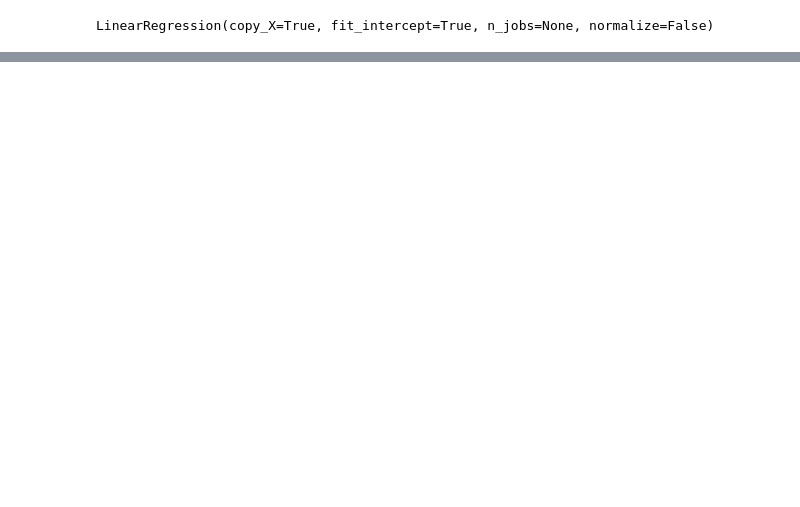
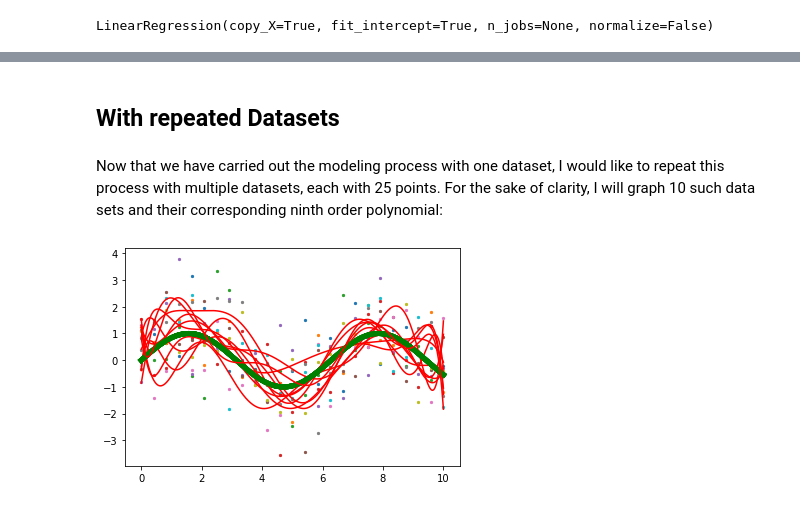
Before and after one commit to chenson2018/Statistics-Intuition, a Jupyter notebook: Bias-Variance Tradeoff/Bias Variance.ipynb, the cells around one changed output, grey strips where cells are left out. Drawn from its saved outputs; the diff is of its cells as text; code cells hidden in the pictures; blank space fills up the shorter version.

```diff
--- a/Bias-Variance Tradeoff/Bias Variance.ipynb
+++ b/Bias-Variance Tradeoff/Bias Variance.ipynb
@@ -52,0 +78,35 @@ plt.show()
+# %% [markdown]
+## With repeated Datasets
+# %% [markdown]
+Now that we have carried out the modeling process with one dataset, I would like to repeat this process with multiple datasets, each with 25 points. For the sake of clarity, I will graph 10 such data sets and their corresponding ninth order polynomial:
+# %%
+lin = LinearRegression()
+poly = PolynomialFeatures(degree = 9)
+
+y_list = []
+y_list_graph = []
+
+t_list = []
+
+for i in range(10):
+    t = (np.sin(x) + np.random.normal(0, 1, n))
+    t_list.append(t)
+
+    plt.plot(x_graph, np.sin(x_graph), color = 'green', linewidth=5)
+    plt.scatter(x, t, s = 5)
+
+    x_poly = poly.fit_transform(x.reshape(-1, 1))
+    poly.fit(x_poly, t.reshape(-1, 1))
+    lin.fit(x_poly, t.reshape(-1, 1))
+
+    y_graph = lin.predict(poly.fit_transform(x_graph.reshape(-1, 1)))
+    y = lin.predict(poly.fit_transform(x.reshape(-1, 1)))
+
+    y_list_graph.append(y_graph)
+    y_list.append(y)
+
+    plt.plot(x_graph, lin.predict(poly.fit_transform(x_graph.reshape(-1, 1))), color = 'red')
+
+plt.show()
+# %% [output]
+[figure, added]
```
Also changed, not shown: parts of 24 cells of this notebook, 1 other file.
